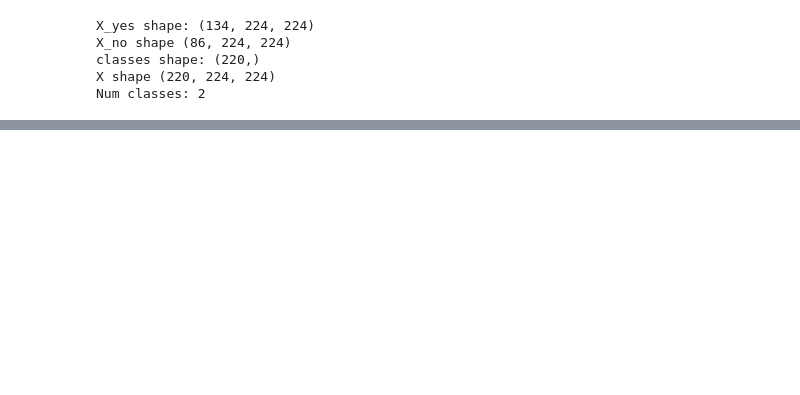
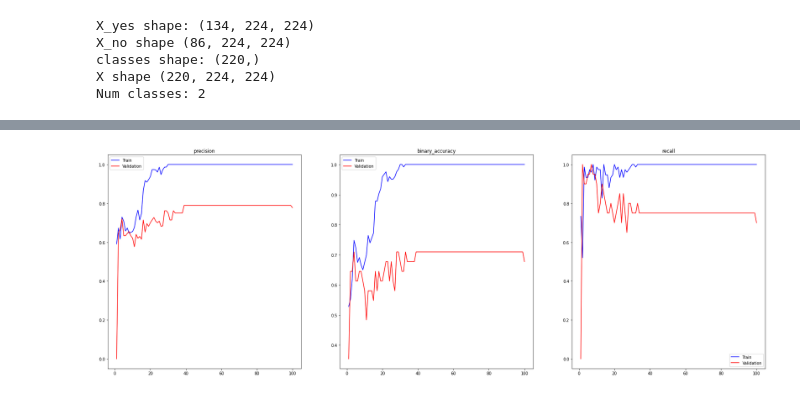
Before and after one commit to BittingBarracuda/BTD_Python, a Jupyter notebook: nn2_train.ipynb, the cells around one changed output, grey strips where cells are left out. Drawn from its saved outputs; the diff is of its cells as text; code cells hidden in the pictures; blank space fills up the shorter version.

Commit message:
Implemented visualization of metrics during training

```diff
--- a/nn2_train.ipynb
+++ b/nn2_train.ipynb
@@ -76,7 +83,7 @@ le_net_5 = keras.Sequential([
     Dense(units=120, activation='relu'),
     Dense(units=84, activation='relu'),
     # OUTPUT
-    Dense(units=N_CLASSES, activation='sigmoid')
+    Dense(units=1, activation='sigmoid')
 ])
 
 print(le_net_5.summary())
@@ -242,0 +313,3 @@ scores_le_net = lu_net.evaluate(X_test, y_test)
+# %%
+df_le_net_5 = pd.DataFrame(res_le_net.history)
+df_le_net_5.head()
@@ -242,0 +323,14 @@ scores_le_net = lu_net.evaluate(X_test, y_test)
+# %%
+def graph_history(df, metrics):
+    fig, ax = plt.subplots(nrows=1, ncols=3, sharex=True, figsize=(30, 10))
+    for i, metric in zip(range(3), metrics):
+        ax[i].plot(range(1, 101), df[metric], 'b-', label='Train')
+        ax[i].plot(range(1, 101), df[f'val_{metric}'], 'r-', label='Validation')
+        ax[i].set_title(metric)
+        ax[i].legend()
+    plt.show()
+# %%
+metrics = ['precision', 'binary_accuracy', 'recall']
+graph_history(df_le_net_5, metrics)
+# %% [output]
+[figure, added]
```
Also changed, not shown: parts of 13 cells of this notebook, 1 other file.
